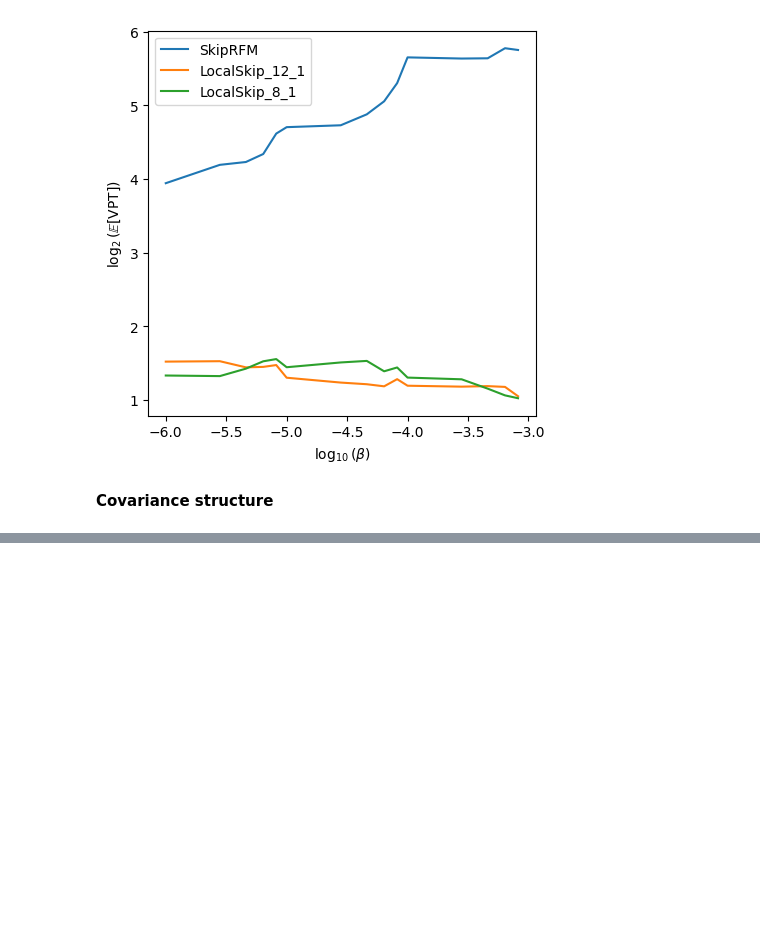
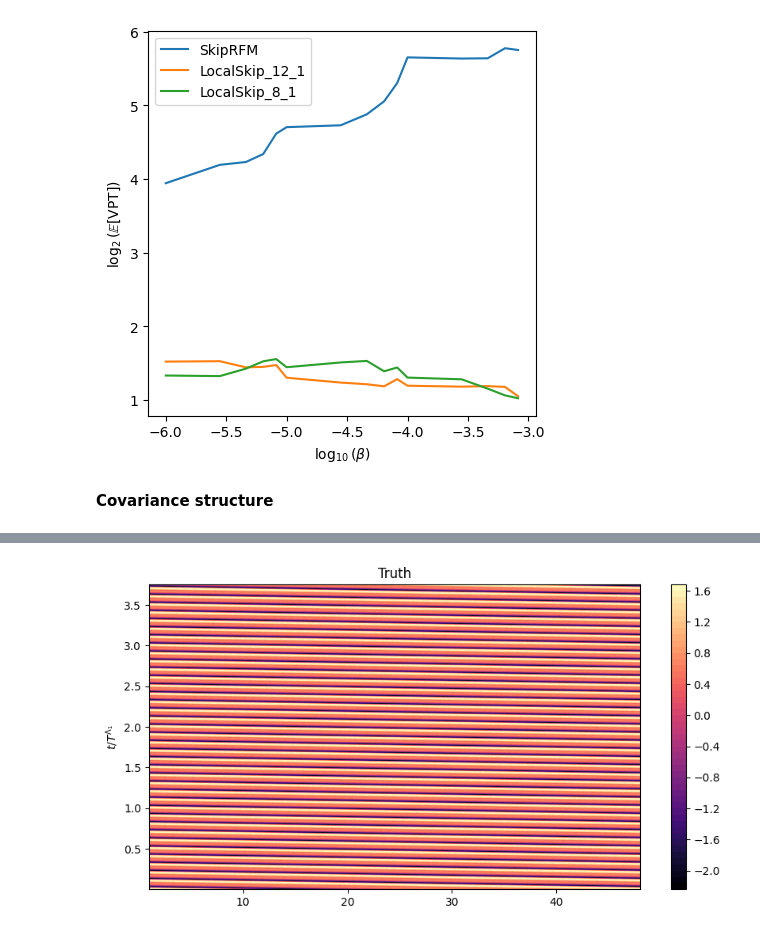
Before and after one commit to pinakm9/DeepRFM, a Jupyter notebook: notebooks/KS-12.ipynb, the cells around one changed output, grey strips where cells are left out. Cells and saved outputs as stored; diff of their text form; code cells hidden in the pictures; blank space fills up the shorter version.

```diff
--- a/notebooks/KS-12.ipynb
+++ b/notebooks/KS-12.ipynb
@@ -67,0 +112,5 @@ plt.savefig(f"../data/plots/KS-12-cov-20.png", bbox_inches="tight", dpi=300)
+# %%
+i = np.random.randint(100000-1000)
+ut.waterfall(Vo[0][:, i:i+5000], filename=f"KS-{L}-test-partial", levels=50,  **kwargs[L])
+# %% [output]
+[figure, added]
```
Also changed, not shown: parts of 7 cells of this notebook, 12 other files.
